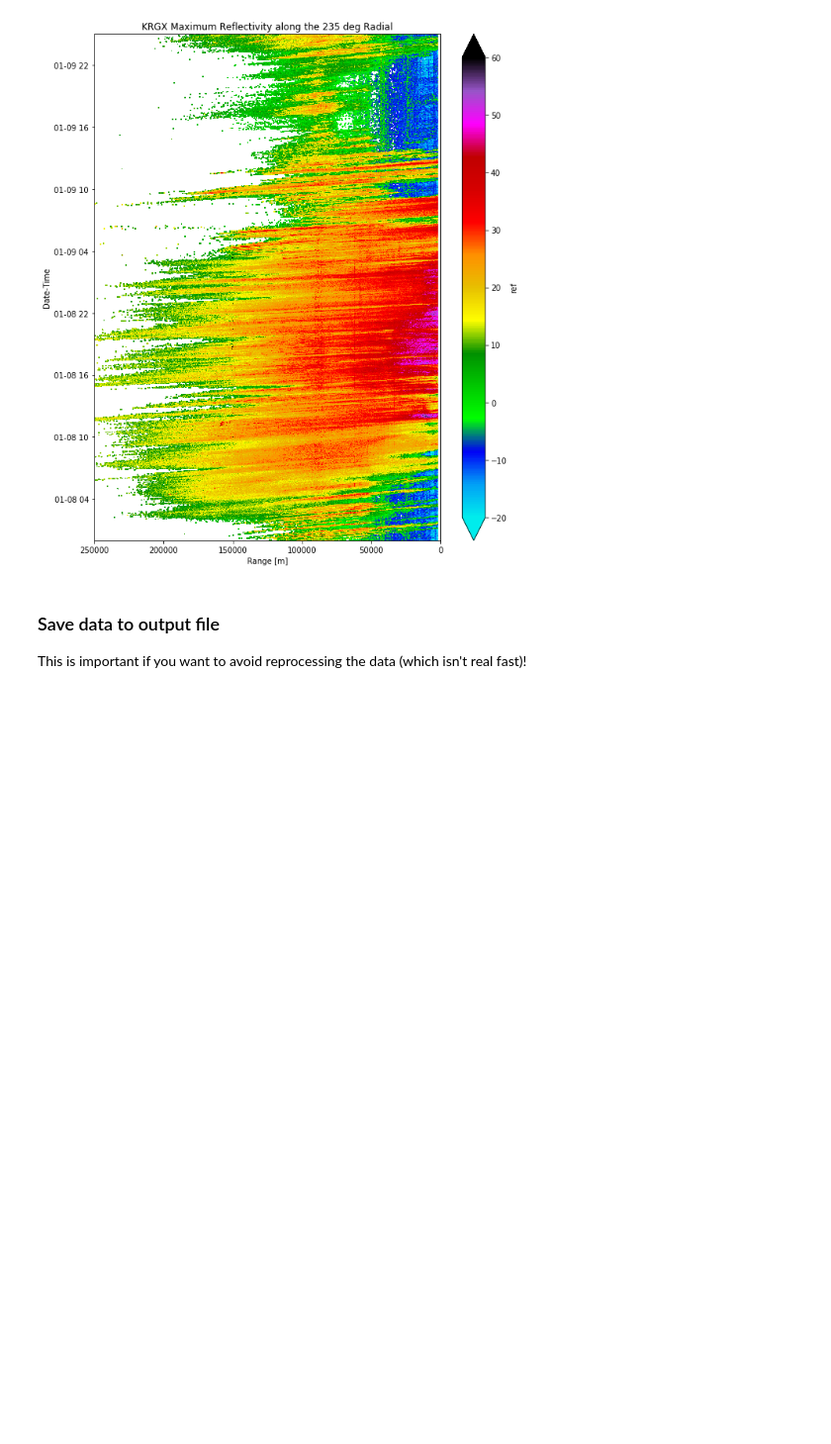
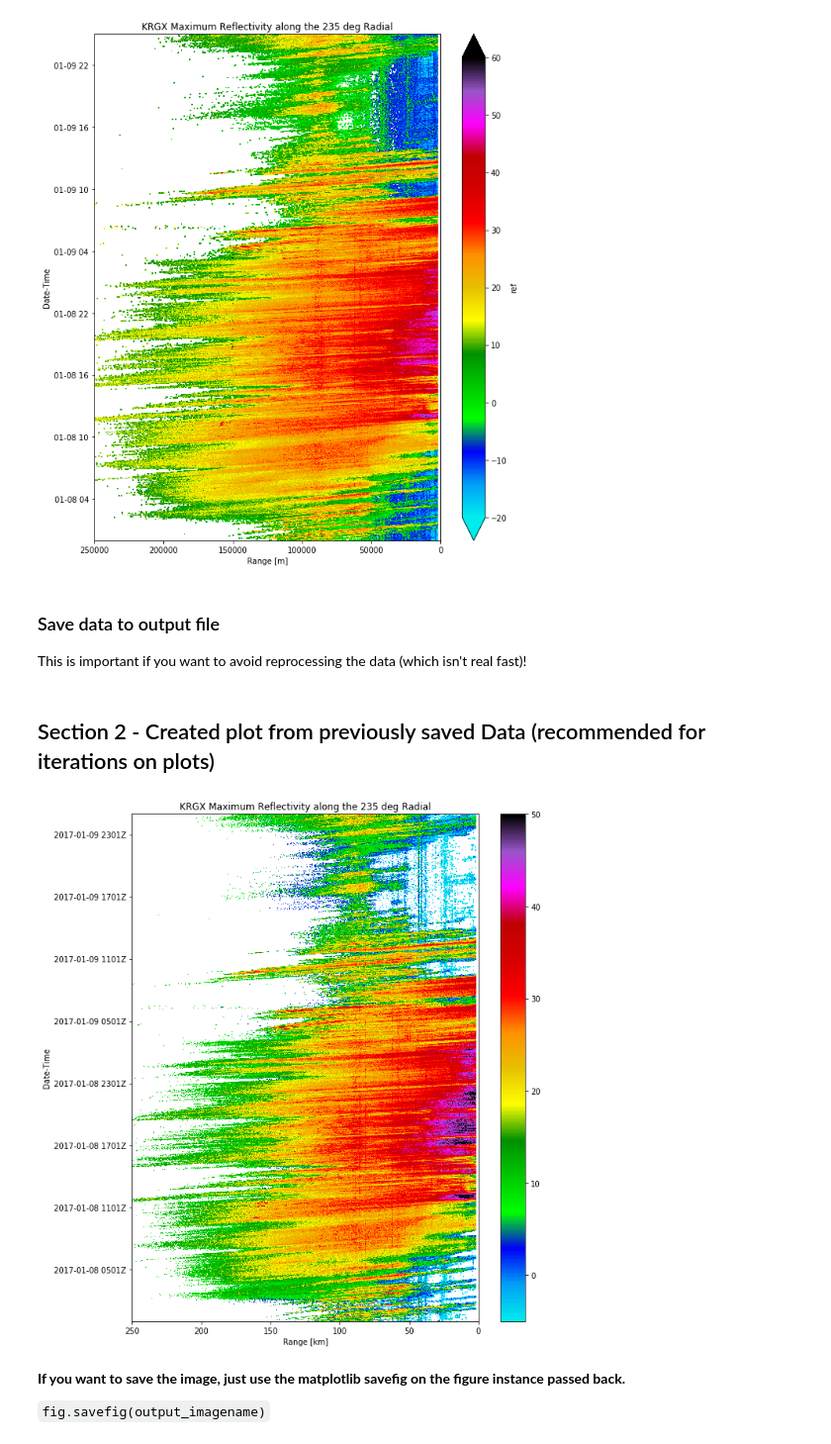
Before and after one commit to nguy/AR_Spillover, a Jupyter notebook: nexrad_hov.ipynb, the cells around one changed output. Shown at 99% size. Cells and saved outputs as stored; diff of their text form; code cells hidden in the pictures; blank space fills up the shorter version.

Commit message:
Update hov with topo plot

```diff
--- a/nexrad_hov.ipynb
+++ b/nexrad_hov.ipynb
@@ -96,3 +166,19 @@ ax.set_title('KRGX Maximum Reflectivity along the 235 deg Radial')
 This is important if you want to avoid reprocessing the data (which isn't real fast)!
 # %%
 hovd.to_netcdf(path='20170108_10_235_radial_comp.nc')
+# %% [markdown]
+## Section 2 - Created plot from previously saved Data (recommended for iterations on plots)
+# %%
+hovd = xr.open_dataset('data/20170108_10_235_radial_comp.nc')
+terrain = xr.open_dataset('data/KRGX_block_terrain.nc')
+# %%
+fig, ax = plt.subplots(figsize=(10, 12))
+ax = create_hov(hovd, ax=ax, title='KRGX Maximum Reflectivity along the 235 deg Radial',
+                plot_km=True, range_max=250., range_min=0., vmin=-5., vmax=50.)
+# %% [output]
+[figure, added]
+# %% [markdown]
+__If you want to save the image, just use the matplotlib savefig on the figure instance passed back.__
+
+
+`fig.savefig(output_imagename)`
```
Also changed, not shown: parts of 6 cells of this notebook, 2 other files.
